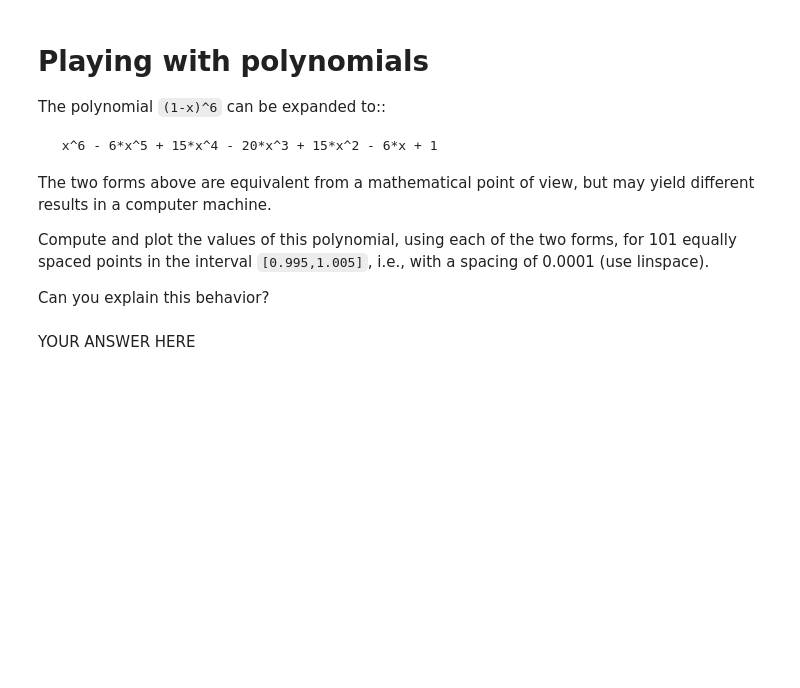
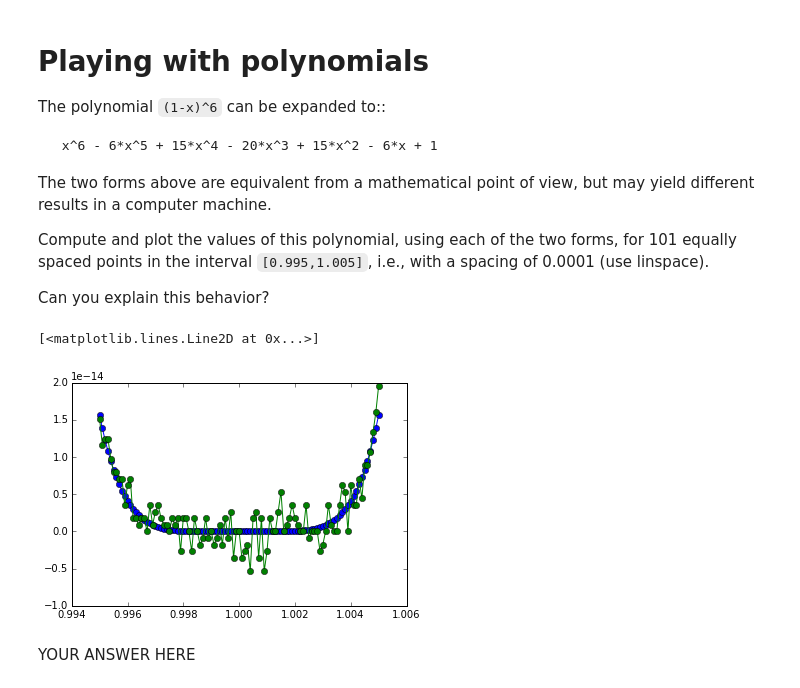
Before and after one commit to pdicerbo/P1.4, a Jupyter notebook: Basics/D1-exercises.ipynb, the cells around one changed output. Drawn from its saved outputs; the diff is of its cells as text; code cells hidden in the pictures; blank space fills up the shorter version.

```diff
--- a/Basics/D1-exercises.ipynb
+++ b/Basics/D1-exercises.ipynb
@@ -308,6 +308,21 @@ The polynomial `(1-x)^6` can be expanded to::
    `[0.995,1.005]`, i.e., with a spacing of 0.0001 (use linspace).
 
    Can you explain this behavior?
+# %%
+def compact(x):
+    return (1. - x)**6
+def full(x):
+    return (x**6 - 6. * x**5 + 15. * x**4 - 20. * x**3 + 15 * x**2 - 6. * x + 1)
+
+points = linspace(0.995, 1.005, 101)
+comp = array([compact(x) for x in points])
+ext = array([full(x) for x in points])
+
+plot(points, comp, '-o')
+plot(points, ext, '-o')
+# %% [output]
+[<matplotlib.lines.Line2D at 0x...>]
+[figure, added]
 # %% [markdown]
 YOUR ANSWER HERE
 # %% [markdown]
```
